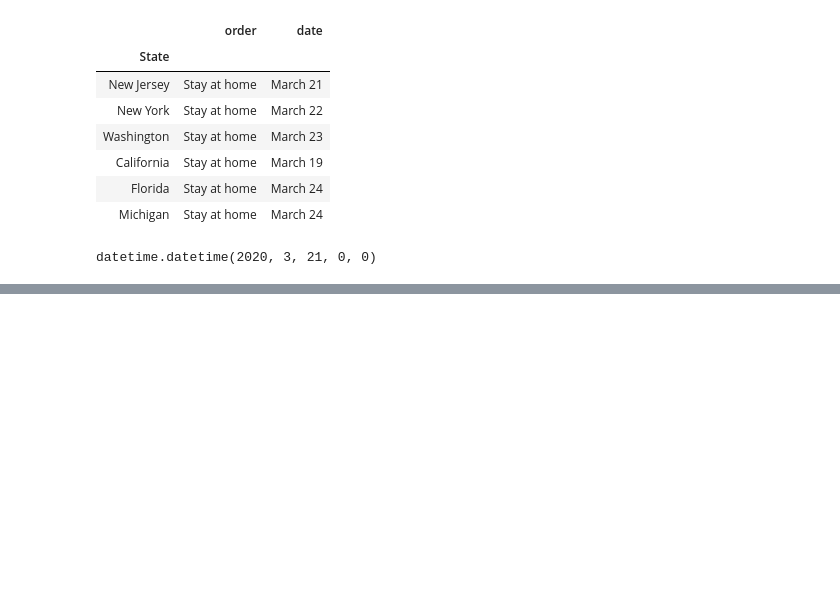
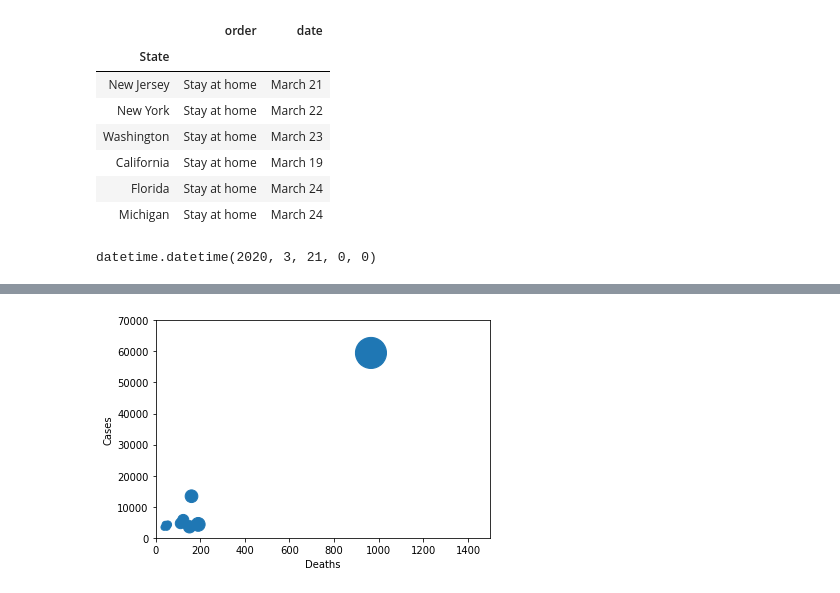
Before and after one commit to positivelyalli/COVID19_ETL_Project, a Jupyter notebook: state_measures.ipynb, the cells around one changed output, grey strips where cells are left out. Drawn from its saved outputs; the diff is of its cells as text; code cells hidden in the pictures; blank space fills up the shorter version.

Commit message:
Created plots for the cases and deaths

```diff
--- a/state_measures.ipynb
+++ b/state_measures.ipynb
@@ -243,0 +240,3 @@ top_six_df.to_csv()
+# %%
+top_states_data = pd.read_csv('covid_top_states.csv')
+top_states_data
@@ -243,0 +297,10 @@ top_six_df.to_csv()
+# %%
+top_states_data.plot.scatter(x='Deaths',
+                             y='Cases',
+                             s=top_states_data['Deaths'],
+                             xlim = (0,1500),
+                             ylim = (0,70000),
+
+                            );
+# %% [output]
+[figure, added]
```
Also changed, not shown: parts of 11 cells of this notebook, 3 other files.
